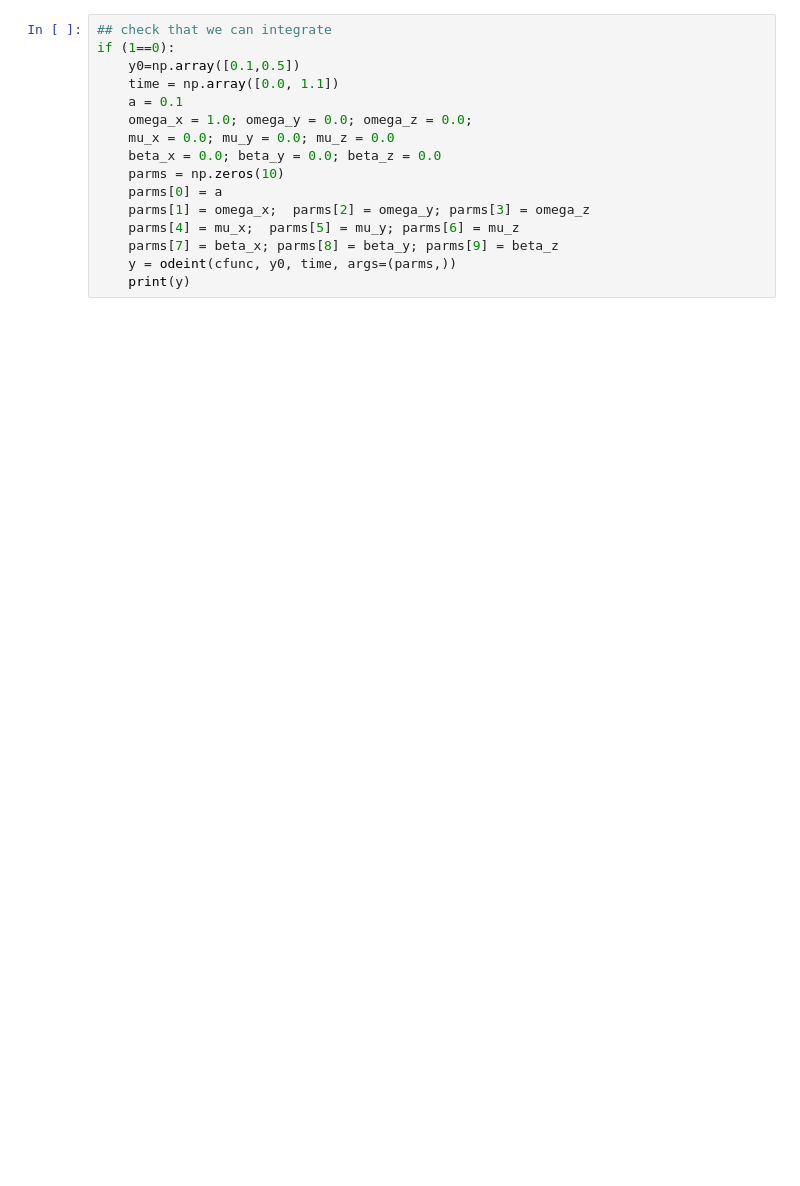
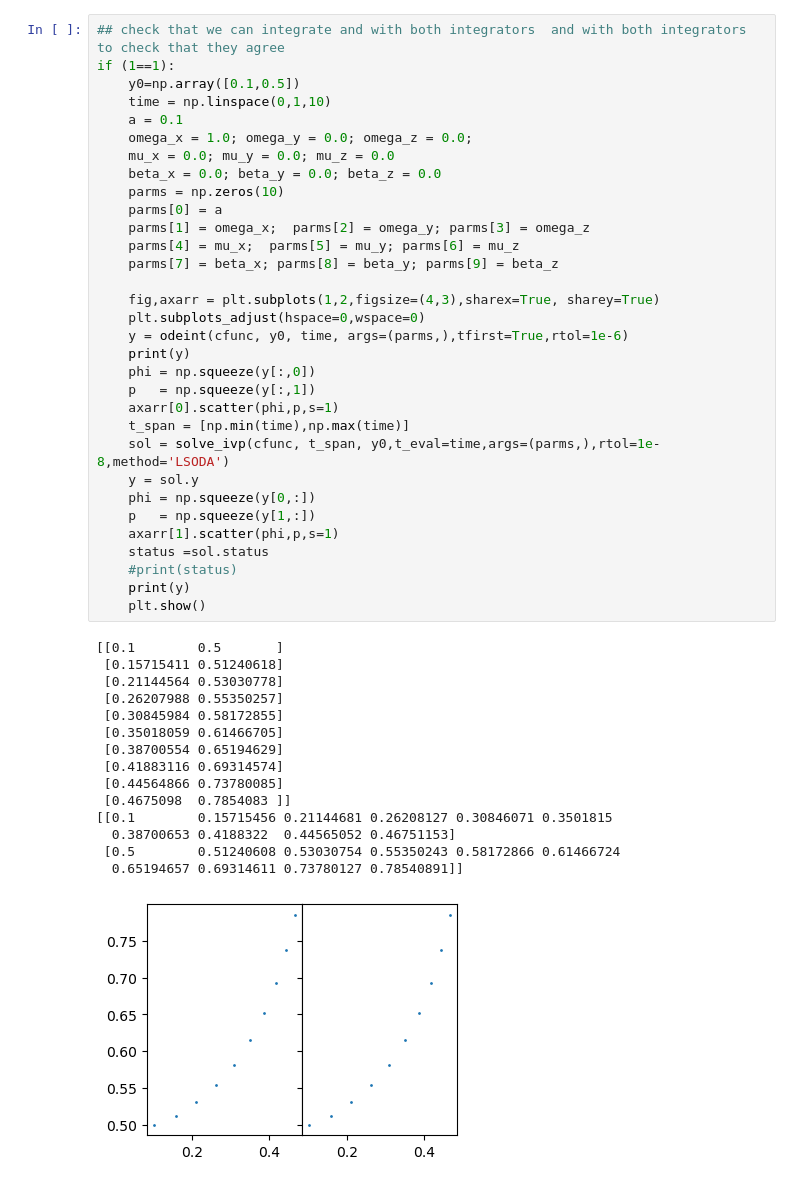
Before and after one commit to aquillen/Qsample_spin, a Jupyter notebook: spin_v01.ipynb, the cells around one changed output. Saved outputs shown, nothing was run; the diff lists cells and outputs as text; blank space fills up the shorter version.

```diff
--- a/spin_v01.ipynb
+++ b/spin_v01.ipynb
@@ -223,19 +227,51 @@ if (1==1): # test level curve figure
 # %%
-## check that we can integrate
-if (1==0):
+## check that we can integrate and with both integrators  and with both integrators to check that they agree
+if (1==1):
     y0=np.array([0.1,0.5])
-    time = np.array([0.0, 1.1])
+    time = np.linspace(0,1,10)
     a = 0.1
     omega_x = 1.0; omega_y = 0.0; omega_z = 0.0;
     mu_x = 0.0; mu_y = 0.0; mu_z = 0.0
     beta_x = 0.0; beta_y = 0.0; beta_z = 0.0
     parms = np.zeros(10)
     parms[0] = a
     parms[1] = omega_x;  parms[2] = omega_y; parms[3] = omega_z
     parms[4] = mu_x;  parms[5] = mu_y; parms[6] = mu_z
     parms[7] = beta_x; parms[8] = beta_y; parms[9] = beta_z
-    y = odeint(cfunc, y0, time, args=(parms,))
+
+    fig,axarr = plt.subplots(1,2,figsize=(4,3),sharex=True, sharey=True)
+    plt.subplots_adjust(hspace=0,wspace=0)
+    y = odeint(cfunc, y0, time, args=(parms,),tfirst=True,rtol=1e-6)
     print(y)
+    phi = np.squeeze(y[:,0])
+    p   = np.squeeze(y[:,1])
+    axarr[0].scatter(phi,p,s=1)
+    t_span = [np.min(time),np.max(time)]
+    sol = solve_ivp(cfunc, t_span, y0,t_eval=time,args=(parms,),rtol=1e-8,method='LSODA')
+    y = sol.y
+    phi = np.squeeze(y[0,:])
+    p   = np.squeeze(y[1,:])
+    axarr[1].scatter(phi,p,s=1)
+    status =sol.status
+    #print(status)
+    print(y)
+    plt.show()
+# %% [output]
+[[0.1        0.5       ]
+ [0.15715411 0.51240618]
+ [0.21144564 0.53030778]
+ [0.26207988 0.55350257]
+ [0.30845984 0.58172855]
+ [0.35018059 0.61466705]
+ [0.38700554 0.65194629]
+ [0.41883116 0.69314574]
+ [0.44564866 0.73780085]
+ [0.4675098  0.7854083 ]]
+[[0.1        0.15715456 0.21144681 0.26208127 0.30846071 0.3501815
+  0.38700653 0.4188322  0.44565052 0.46751153]
+ [0.5        0.51240608 0.53030754 0.55350243 0.58172866 0.61466724
+  0.65194657 0.69314611 0.73780127 0.78540891]]
+[figure, added]
 # %%
 # integrate at a period, the forced top
 # arguments:
```
Also changed, not shown: parts of 28 cells of this notebook, 1 other file.
